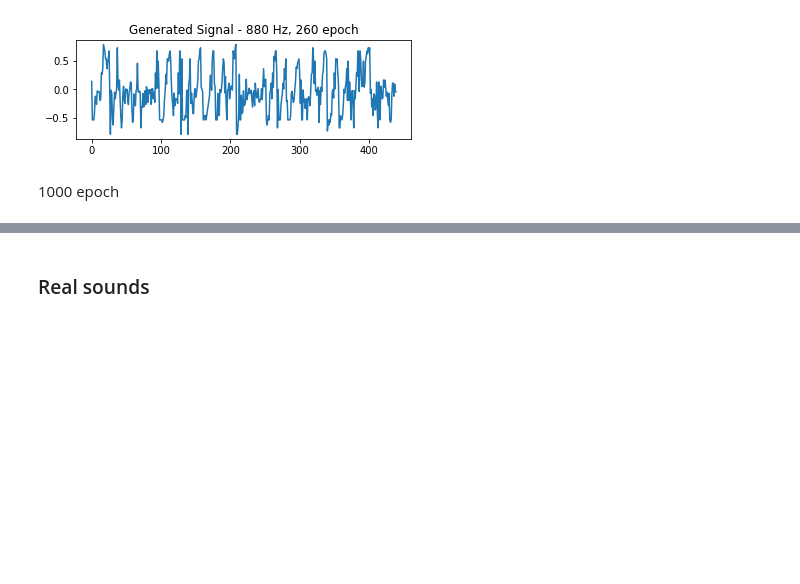
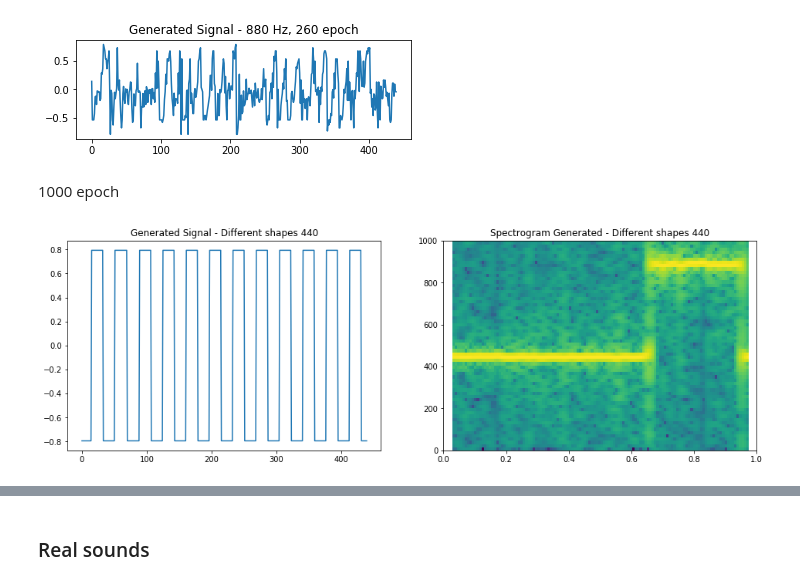
Before and after one commit to aleixcm/tensorflow-wavenet, a Jupyter notebook: wavenetExperiments.ipynb, the cells around one changed output, grey strips where cells are left out. Saved outputs shown, nothing was run; the diff lists cells and outputs as text; code cells hidden in the pictures; blank space fills up the shorter version.

```diff
--- a/wavenetExperiments.ipynb
+++ b/wavenetExperiments.ipynb
@@ -336,0 +321,13 @@ plt.show()
+# %%
+signal = wavfile.read('generatedSignals/shape440_1000.wav')
+signal = signal[1]
+reduced = signal[-440:]
+
+fig, (ax1, ax2) = plt.subplots(1,2,figsize=(16,5))
+ax1.plot(reduced); ax1.set_title('Generated Signal - Different shapes 440')
+NFFT = 1024; Fs = 16000;
+ax2.specgram(signal, NFFT=NFFT, Fs=Fs, noverlap=900);
+ax2.set_title('Spectrogram Generated - Different shapes 440')
+plt.axis([0,1,0,1000]);
+# %% [output]
+[figure, added]
```
Also changed, not shown: parts of 3 cells of this notebook, 10 other files.
